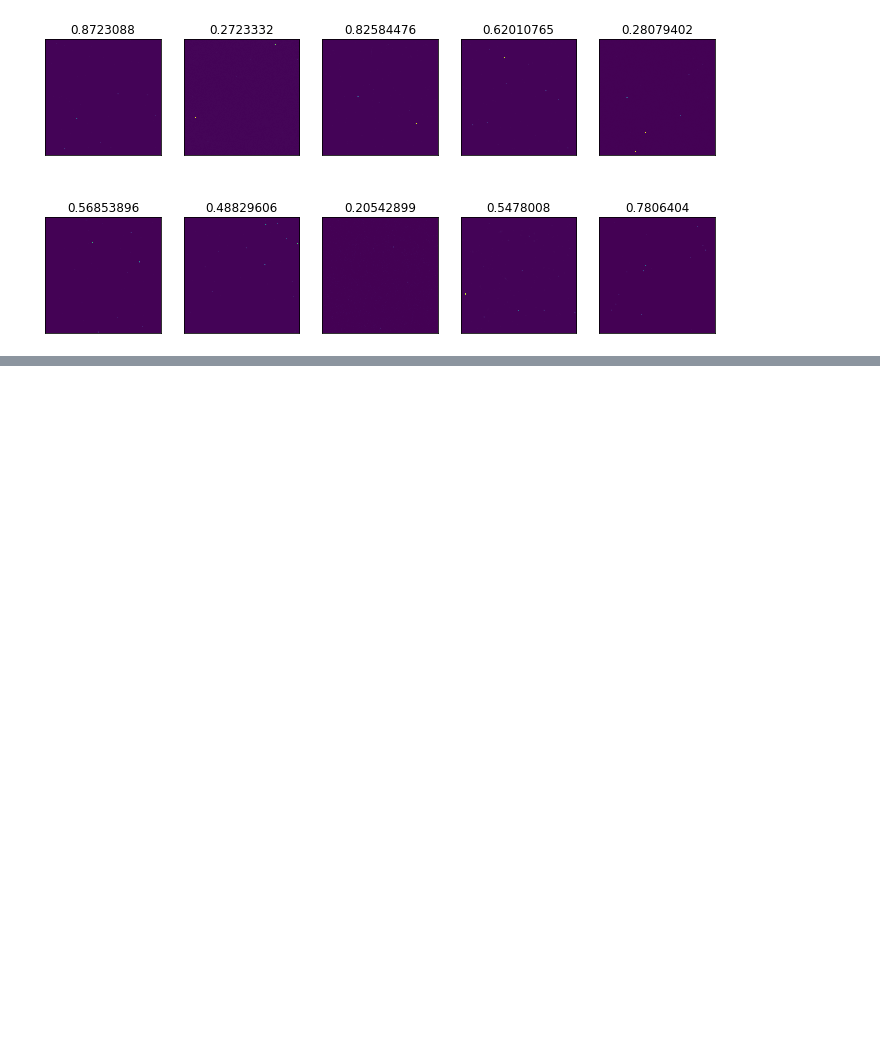
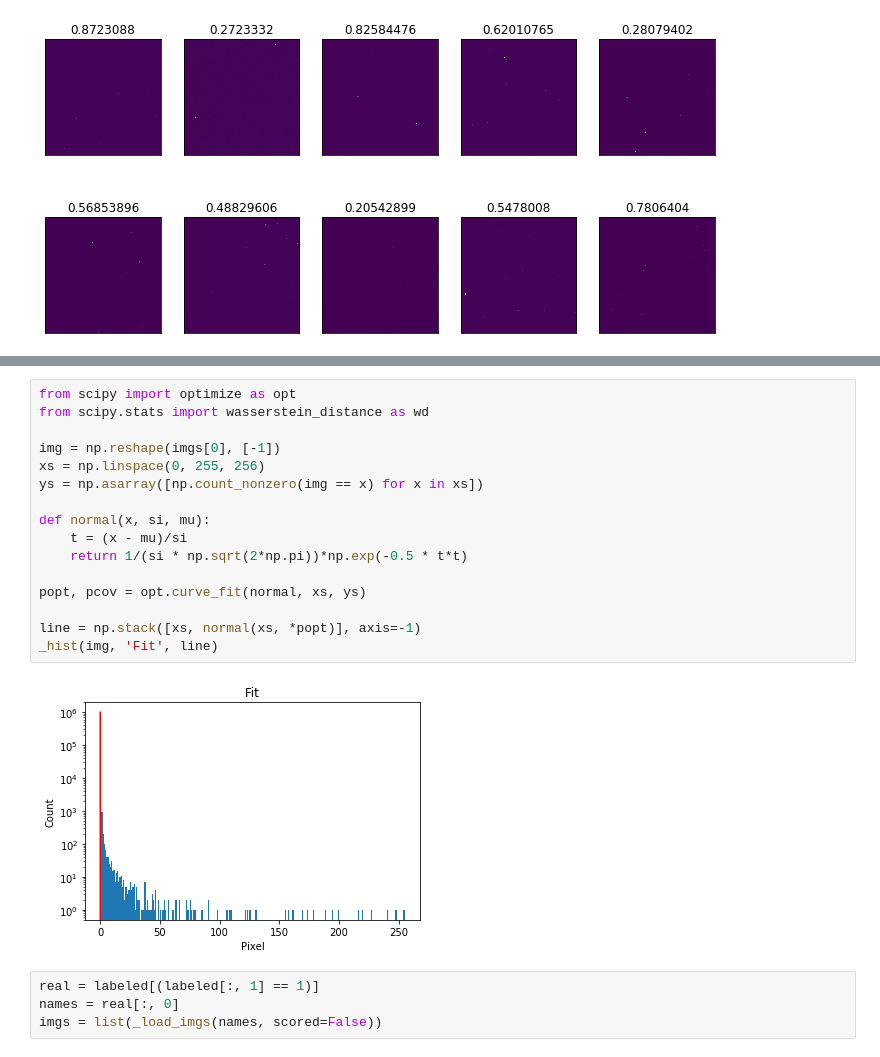
Before and after one commit to sansavenir/cil-cosmology-2020, a Jupyter notebook: tools/inspect.ipynb, the cells around one changed output, grey strips where cells are left out. Saved outputs shown, nothing was run; the diff lists cells and outputs as text; blank space fills up the shorter version.

```diff
--- a/tools/inspect.ipynb
+++ b/tools/inspect.ipynb
@@ -94,0 +101,22 @@ _hist(masked_img, 'After')
+# %%
+from scipy import optimize as opt
+from scipy.stats import wasserstein_distance as wd
+
+img = np.reshape(imgs[0], [-1])
+xs = np.linspace(0, 255, 256)
+ys = np.asarray([np.count_nonzero(img == x) for x in xs])
+
+def normal(x, si, mu):
+    t = (x - mu)/si
+    return 1/(si * np.sqrt(2*np.pi))*np.exp(-0.5 * t*t)
+
+popt, pcov = opt.curve_fit(normal, xs, ys)
+
+line = np.stack([xs, normal(xs, *popt)], axis=-1)
+_hist(img, 'Fit', line)
+# %% [output]
+[figure, added]
+# %%
+real = labeled[(labeled[:, 1] == 1)]
+names = real[:, 0]
+imgs = list(_load_imgs(names, scored=False))
```
Also changed, not shown: parts of 7 cells of this notebook.
